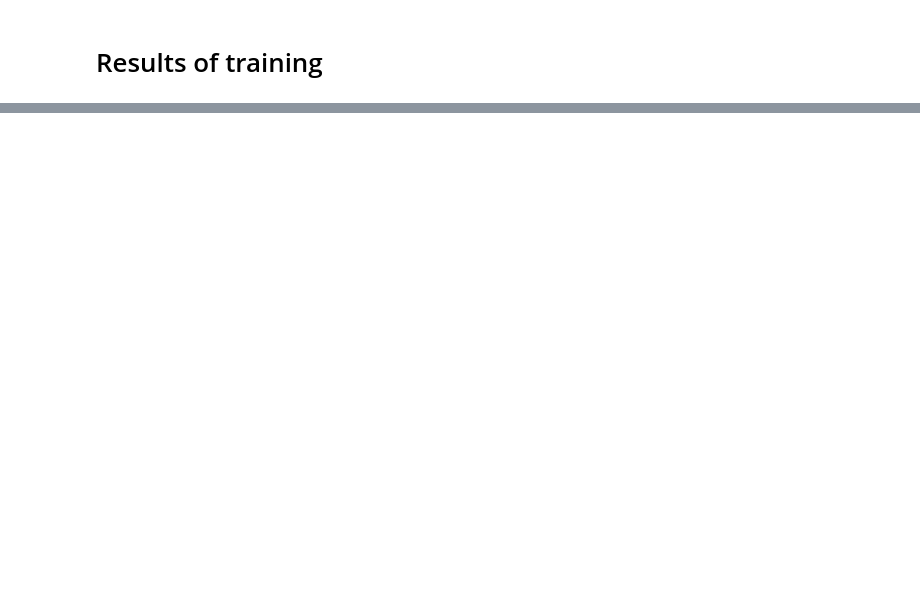
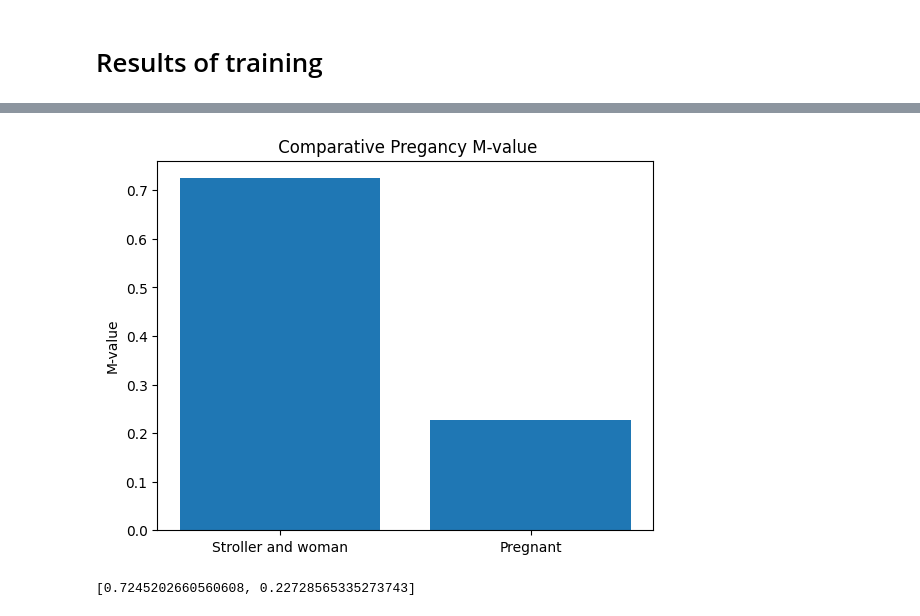
Before and after one commit to ezrarp/moral_machine, a Jupyter notebook: ColabNetwork.ipynb, the cells around one changed output, grey strips where cells are left out. Cells and saved outputs as stored; diff of their text form; code cells hidden in the pictures; blank space fills up the shorter version.

```diff
--- a/ColabNetwork.ipynb
+++ b/ColabNetwork.ipynb
@@ -224,0 +267,25 @@ plt.show()
+# %%
+# pregnant woman vs a woman and a stroller vs a woman and a girl
+stroller = np.array([0.0, 1.0, 0.0, 1.0, 0.0, 0.0, 0.0, 0.0, 0.0, 0.0, 0.0, 0.0, 0.0, 0.0, 0.0, 0.0, 0.0, 0.0, 0.0, 0.0])
+girl = np.array([0.0, 1.0, 0.0, 0.0, 0.0, 0.0, 0.0, 1.0, 0.0, 0.0, 0.0, 0.0, 0.0, 0.0, 0.0, 0.0, 0.0, 0.0, 0.0, 0.0])
+pregnant = np.array([0.0, 0.0, 1.0, 0.0, 0.0, 0.0, 0.0, 0.0, 0.0, 0.0, 0.0, 0.0, 0.0, 0.0, 0.0, 0.0, 0.0, 0.0, 0.0, 0.0])
+
+stroller = torch.tensor(stroller, dtype=torch.float32)
+pregnant = torch.tensor(pregnant, dtype=torch.float32)
+
+stroller = stroller.to(device)
+pregnant = pregnant.to(device)
+m_1 = float(model.forward(stroller,pregnant))
+m_2 = float(model.forward(pregnant,stroller))
+
+[m_1, m_2]
+
+plt.bar(['Stroller and woman', 'Pregnant'],[m_1, m_2])
+plt.ylabel('M-value')
+plt.title(' Comparative Pregancy M-value')
+
+plt.show()
+print([m_1, m_2])
+# %% [output]
+[figure, added]
+[0.7245202660560608, 0.22728565335273743]
```
Also changed, not shown: parts of 17 cells of this notebook.
